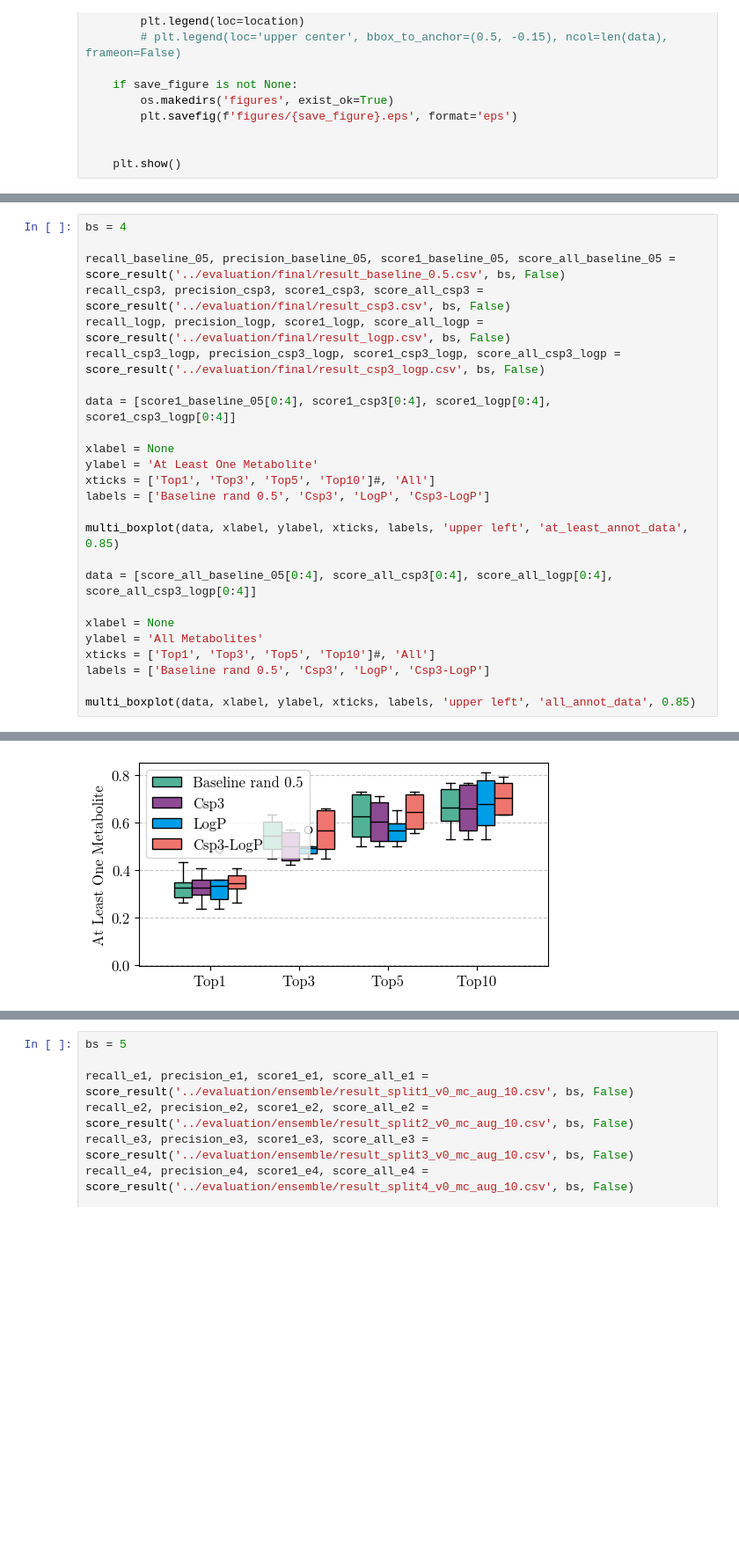
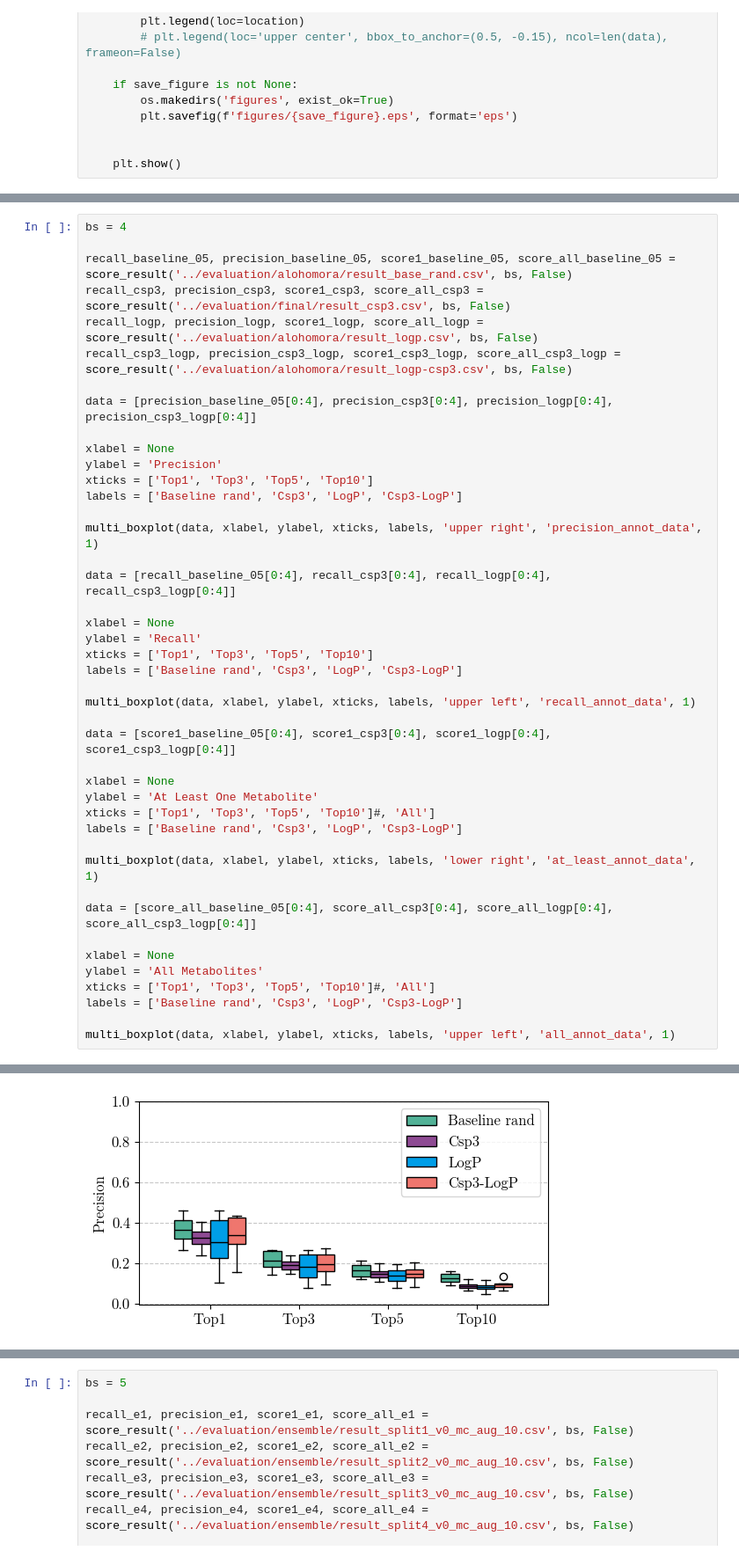
Before and after one commit to tsofiac/LAGOM, a Jupyter notebook: data_analysis/boxplot.ipynb, the cells around one changed output, grey strips where cells are left out. Shown at 88% size. Saved outputs shown, nothing was run; the diff lists cells and outputs as text; blank space fills up the shorter version.

```diff
--- a/data_analysis/boxplot.ipynb
+++ b/data_analysis/boxplot.ipynb
@@ -286,29 +309,47 @@ The PostScript backend does not support transparency; partially transparent arti
 # %%
 bs = 4
 
-recall_baseline_05, precision_baseline_05, score1_baseline_05, score_all_baseline_05 = score_result('../evaluation/final/result_baseline_0.5.csv', bs, False)
+recall_baseline_05, precision_baseline_05, score1_baseline_05, score_all_baseline_05 = score_result('../evaluation/alohomora/result_base_rand.csv', bs, False)
 recall_csp3, precision_csp3, score1_csp3, score_all_csp3 = score_result('../evaluation/final/result_csp3.csv', bs, False)
-recall_logp, precision_logp, score1_logp, score_all_logp = score_result('../evaluation/final/result_logp.csv', bs, False)
-recall_csp3_logp, precision_csp3_logp, score1_csp3_logp, score_all_csp3_logp = score_result('../evaluation/final/result_csp3_logp.csv', bs, False)
+recall_logp, precision_logp, score1_logp, score_all_logp = score_result('../evaluation/alohomora/result_logp.csv', bs, False)
+recall_csp3_logp, precision_csp3_logp, score1_csp3_logp, score_all_csp3_logp = score_result('../evaluation/alohomora/result_logp-csp3.csv', bs, False)
+
+data = [precision_baseline_05[0:4], precision_csp3[0:4], precision_logp[0:4], precision_csp3_logp[0:4]]
+
+xlabel = None
+ylabel = 'Precision'
+xticks = ['Top1', 'Top3', 'Top5', 'Top10']
+labels = ['Baseline rand', 'Csp3', 'LogP', 'Csp3-LogP']
+
+multi_boxplot(data, xlabel, ylabel, xticks, labels, 'upper right', 'precision_annot_data', 1)
+
+data = [recall_baseline_05[0:4], recall_csp3[0:4], recall_logp[0:4], recall_csp3_logp[0:4]]
+
+xlabel = None
+ylabel = 'Recall'
+xticks = ['Top1', 'Top3', 'Top5', 'Top10']
+labels = ['Baseline rand', 'Csp3', 'LogP', 'Csp3-LogP']
+
+multi_boxplot(data, xlabel, ylabel, xticks, labels, 'upper left', 'recall_annot_data', 1)
 
 data = [score1_baseline_05[0:4], score1_csp3[0:4], score1_logp[0:4], score1_csp3_logp[0:4]]
 
 xlabel = None
 ylabel = 'At Least One Metabolite'
 xticks = ['Top1', 'Top3', 'Top5', 'Top10']#, 'All']
-labels = ['Baseline rand 0.5', 'Csp3', 'LogP', 'Csp3-LogP']
+labels = ['Baseline rand', 'Csp3', 'LogP', 'Csp3-LogP']
 
-multi_boxplot(data, xlabel, ylabel, xticks, labels, 'upper left', 'at_least_annot_data', 0.85)
+multi_boxplot(data, xlabel, ylabel, xticks, labels, 'lower right', 'at_least_annot_data', 1)
 
 data = [score_all_baseline_05[0:4], score_all_csp3[0:4], score_all_logp[0:4], score_all_csp3_logp[0:4]]
 
 xlabel = None
 ylabel = 'All Metabolites'
 xticks = ['Top1', 'Top3', 'Top5', 'Top10']#, 'All']
-labels = ['Baseline rand 0.5', 'Csp3', 'LogP', 'Csp3-LogP']
+labels = ['Baseline rand', 'Csp3', 'LogP', 'Csp3-LogP']
 
-multi_boxplot(data, xlabel, ylabel, xticks, labels, 'upper left', 'all_annot_data', 0.85)
+multi_boxplot(data, xlabel, ylabel, xticks, labels, 'upper left', 'all_annot_data', 1)
 # %% [output]
 The PostScript backend does not support transparency; partially transparent artists will be rendered opaque.
-[figure, old version]
+[figure, new version]
 The PostScript backend does not support transparency; partially transparent artists will be rendered opaque.
```
Also changed, not shown: parts of 8 cells of this notebook, 33 other files.
